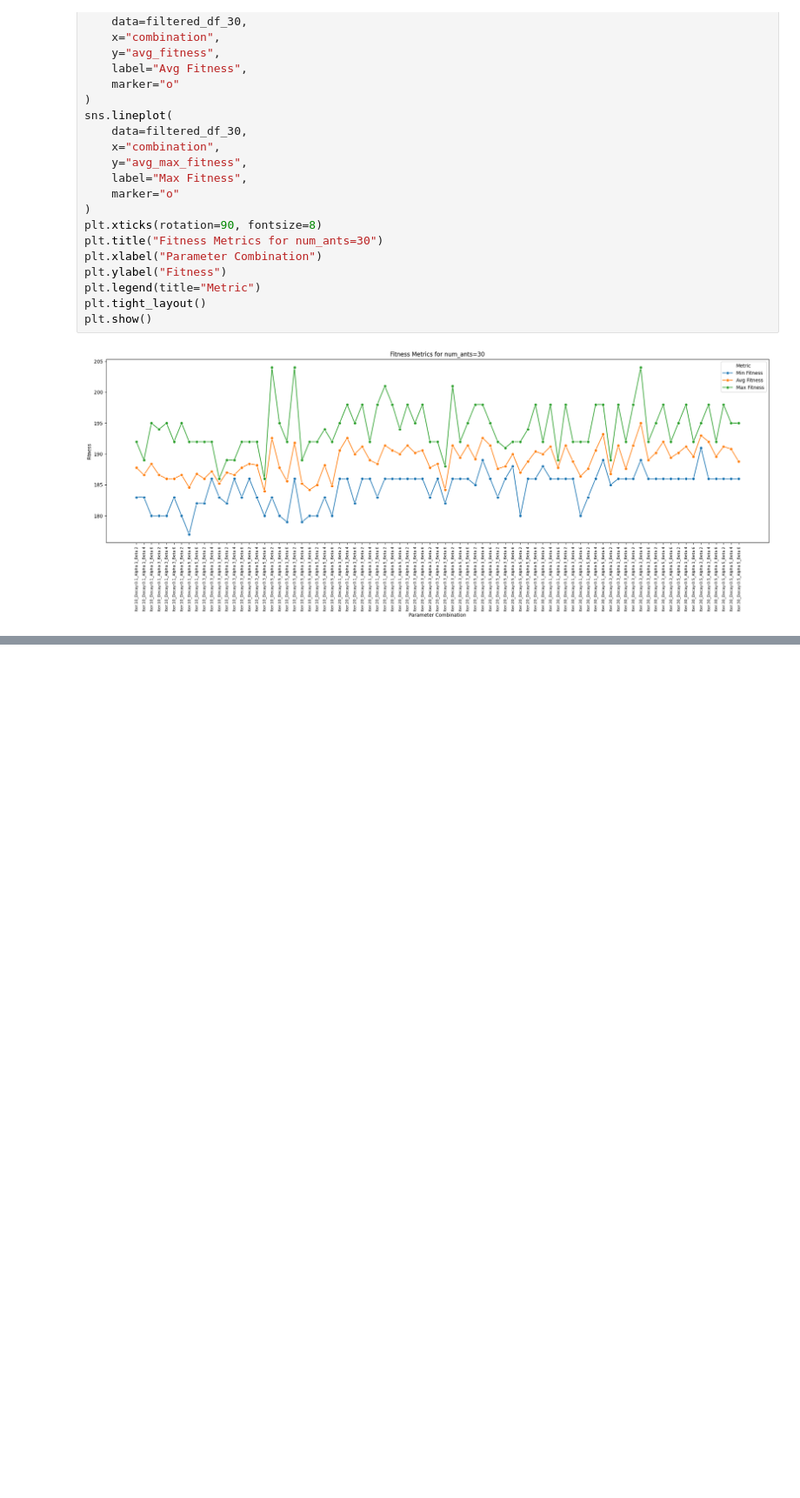
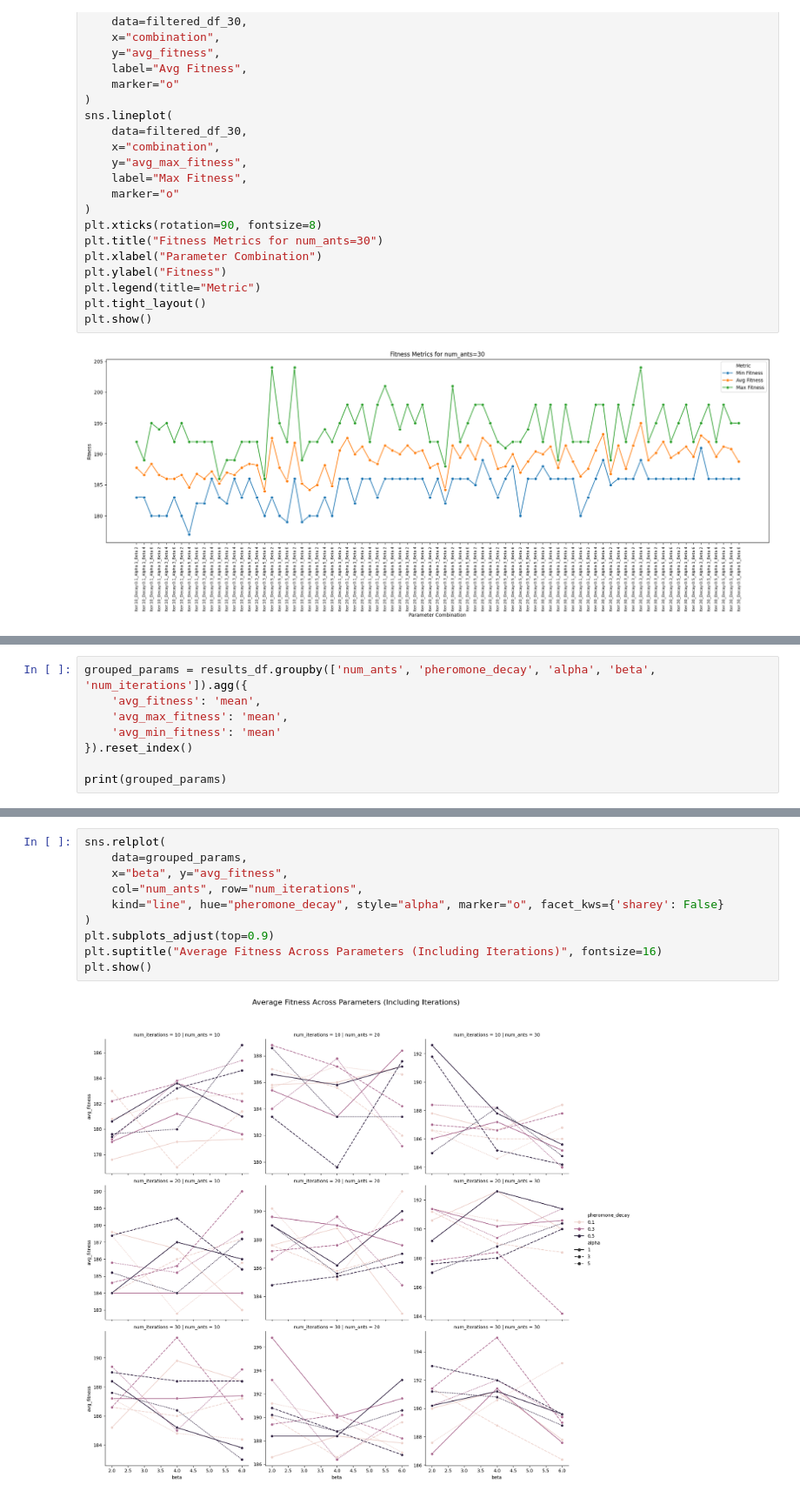
Before and after one commit to mencinas93/Hospital_Scheduling_AOC, a Jupyter notebook: AOC.ipynb, the cells around one changed output, grey strips where cells are left out. Shown at 87% size. Drawn from its saved outputs; the diff is of its cells as text; blank space fills up the shorter version.

```diff
--- a/AOC.ipynb
+++ b/AOC.ipynb
@@ -909,0 +913,8 @@ plt.show()
+# %%
+grouped_params = results_df.groupby(['num_ants', 'pheromone_decay', 'alpha', 'beta', 'num_iterations']).agg({
+    'avg_fitness': 'mean',
+    'avg_max_fitness': 'mean',
+    'avg_min_fitness': 'mean'
+}).reset_index()
+
+print(grouped_params)
@@ -909,0 +939,12 @@ plt.show()
+# %%
+sns.relplot(
+    data=grouped_params,
+    x="beta", y="avg_fitness",
+    col="num_ants", row="num_iterations",
+    kind="line", hue="pheromone_decay", style="alpha", marker="o", facet_kws={'sharey': False}
+)
+plt.subplots_adjust(top=0.9)
+plt.suptitle("Average Fitness Across Parameters (Including Iterations)", fontsize=16)
+plt.show()
+# %% [output]
+[figure, added]
```
Also changed, not shown: parts of 4 cells of this notebook, 1 other file.
